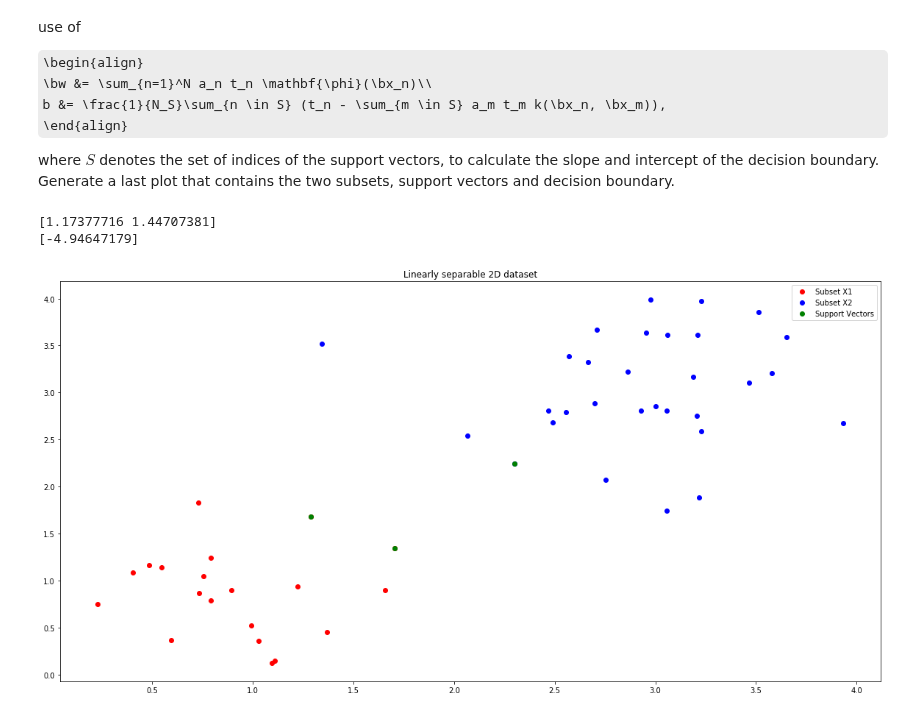
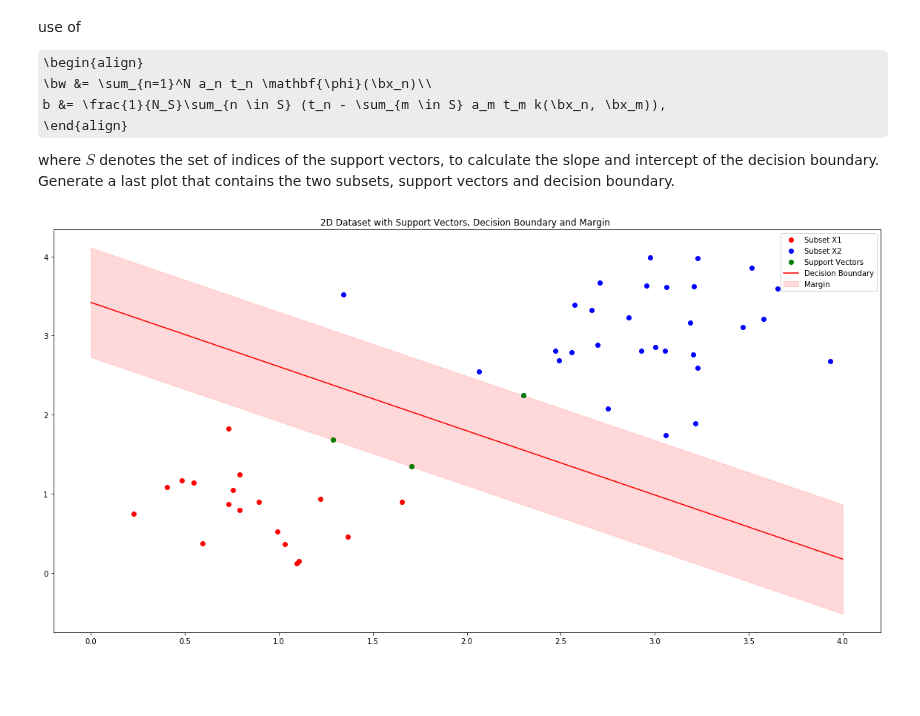
Before and after one commit to ML77777/ML1-18, a Jupyter notebook: Bobbie/lab3.ipynb, the cells around one changed output. Drawn from its saved outputs; the diff is of its cells as text; code cells hidden in the pictures; some formulas as TeX source; blank space fills up the shorter version.

```diff
--- a/Bobbie/lab3.ipynb
+++ b/Bobbie/lab3.ipynb
@@ -606,27 +604,28 @@ where $S$ denotes the set of indices of the support vectors, to calculate the sl
 # %%
 w = np.transpose(X.T * (a.squeeze() * t)).sum(axis=0)
 
 outersum = 0
 for i in sv:
     innersum = 0
     for j in sv:
         innersum += a[j] * t[j] * np.matmul(np.transpose(X[i]), X[j])
     outersum += t[i] - innersum
 
 b = 1/len(sv) * outersum
 
-print(w)
-print(b)
-#y = np.matmul(x)
+decx = [0, 4]
+
+def decy(x, y):
+    return (y - w[0]*x - b[0])/w[1]
 
 plt.plot(X1[:,0], X1[:,1], 'ro', label="Subset X1")
 plt.plot(X2[:,0], X2[:,1], 'bo', label="Subset X2")
 plt.plot([X[i,0] for i in sv], [X[i,1] for i in sv], 'go', label="Support Vectors")
+plt.plot(decx, [decy(x, 0) for x in decx], 'r-', label="Decision Boundary")
+plt.fill_between(decx, [decy(x, 1) for x in decx], [decy(x, -1) for x in decx], color='r', alpha=0.15, label="Margin")
 plt.legend()
-plt.title("Linearly separable 2D dataset")
+plt.title("2D Dataset with Support Vectors, Decision Boundary and Margin ")
 
 plt.show()
 # %% [output]
-[1.17377716 1.44707381]
-[-4.94647179]
-[figure, old version]
+[figure, new version]
```
Also changed, not shown: parts of 3 cells of this notebook.
